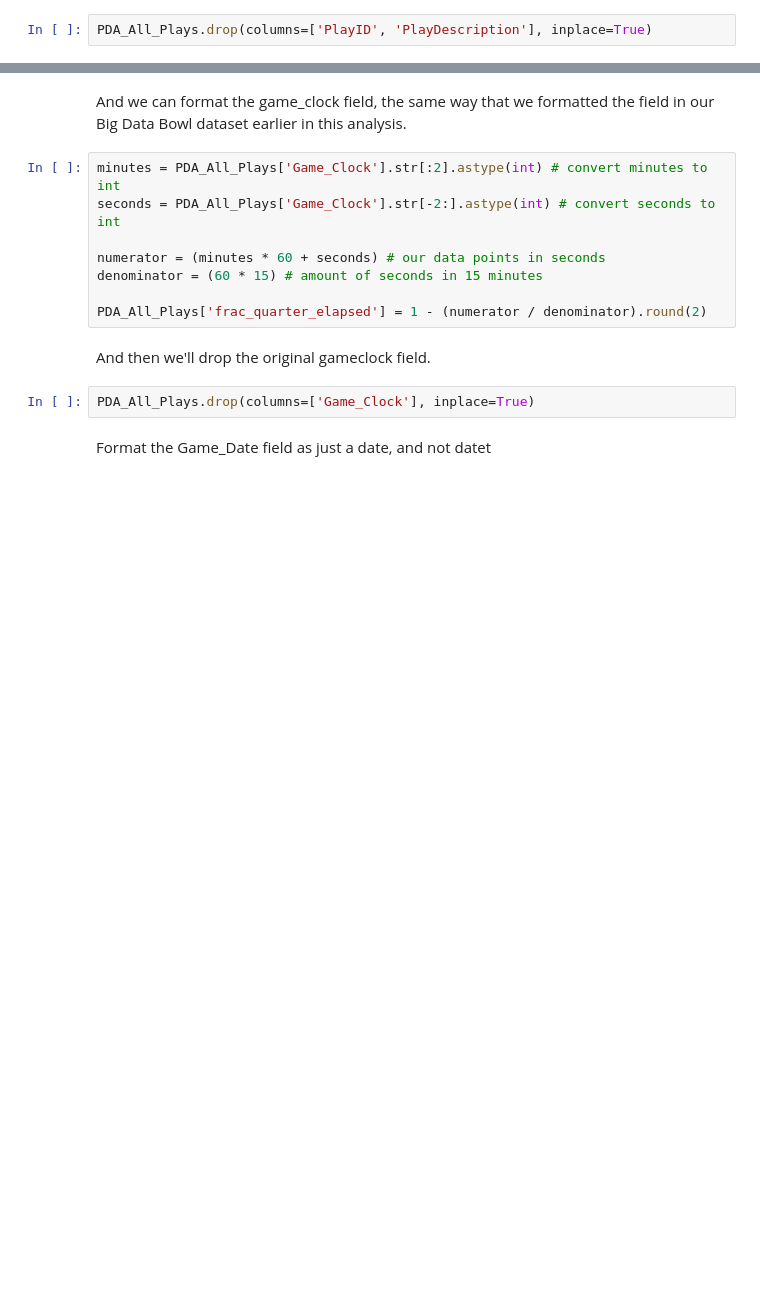
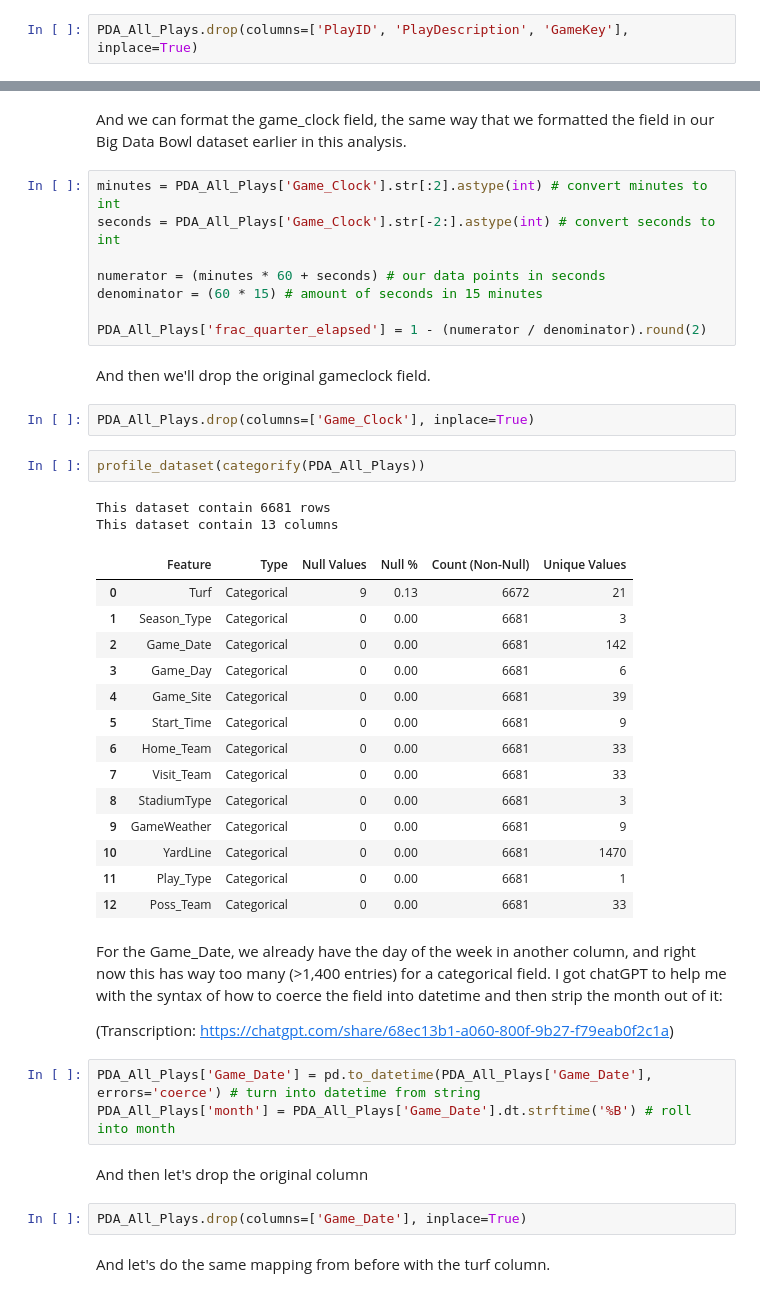
Before and after one commit to LeeMcFarling/AFL_Project_backup, a Jupyter notebook: Modeling/Weekly Assignments/Week_1.ipynb, the cells around one changed output, grey strips where cells are left out. Saved outputs shown, nothing was run; the diff lists cells and outputs as text; blank space fills up the shorter version.

```diff
--- a/Modeling/Weekly Assignments/Week_1.ipynb
+++ b/Modeling/Weekly Assignments/Week_1.ipynb
@@ -837,7 +861,7 @@ Additionally, there are some columns like Score_Home_Visiting, YardLine, Game_Cl
 # %% [markdown]
 First we'll drop the PlayDescription and PlayID variables.
 # %%
-PDA_All_Plays.drop(columns=['PlayID', 'PlayDescription'], inplace=True)
+PDA_All_Plays.drop(columns=['PlayID', 'PlayDescription', 'GameKey'], inplace=True)
 # %% [markdown]
 And we'll check the redundant columns:
 # %%
@@ -999,5 +1006,35 @@ PDA_All_Plays['frac_quarter_elapsed'] = 1 - (numerator / denominator).round(2)
 And then we'll drop the original gameclock field.
 # %%
 PDA_All_Plays.drop(columns=['Game_Clock'], inplace=True)
-# %% [markdown]
-Format the Game_Date field as just a date, and not datet
+# %%
+profile_dataset(categorify(PDA_All_Plays))
+# %% [output]
+This dataset contain 6681 rows
+This dataset contain 13 columns
+|  | Feature | Type | Null Values | Null % | Count (Non-Null) | Unique Values |
+| 0 | Turf | Categorical | 9 | 0.13 | 6672 | 21 |
+| 1 | Season_Type | Categorical | 0 | 0.00 | 6681 | 3 |
+| 2 | Game_Date | Categorical | 0 | 0.00 | 6681 | 142 |
+| 3 | Game_Day | Categorical | 0 | 0.00 | 6681 | 6 |
+| 4 | Game_Site | Categorical | 0 | 0.00 | 6681 | 39 |
+| 5 | Start_Time | Categorical | 0 | 0.00 | 6681 | 9 |
+| 6 | Home_Team | Categorical | 0 | 0.00 | 6681 | 33 |
+| 7 | Visit_Team | Categorical | 0 | 0.00 | 6681 | 33 |
+| 8 | StadiumType | Categorical | 0 | 0.00 | 6681 | 3 |
+| 9 | GameWeather | Categorical | 0 | 0.00 | 6681 | 9 |
+| 10 | YardLine | Categorical | 0 | 0.00 | 6681 | 1470 |
+| 11 | Play_Type | Categorical | 0 | 0.00 | 6681 | 1 |
+| 12 | Poss_Team | Categorical | 0 | 0.00 | 6681 | 33 |
+# %% [markdown]
+For the Game_Date, we already have the day of the week in another column, and right now this has way too many (>1,400 entries) for a categorical field. I got chatGPT to help me with the syntax of how to coerce the field into datetime and then strip the month out of it:
+
+(Transcription: https://chatgpt.com/share/68ec13b1-a060-800f-9b27-f79eab0f2c1a)
+# %%
+PDA_All_Plays['Game_Date'] = pd.to_datetime(PDA_All_Plays['Game_Date'], errors='coerce') # turn into datetime from string
+PDA_All_Plays['month'] = PDA_All_Plays['Game_Date'].dt.strftime('%B') # roll into month
+# %% [markdown]
+And then let's drop the original column
+# %%
+PDA_All_Plays.drop(columns=['Game_Date'], inplace=True)
+# %% [markdown]
+And let's do the same mapping from before with the turf column.
```
Also changed, not shown: parts of 34 cells of this notebook, 2 other files.
